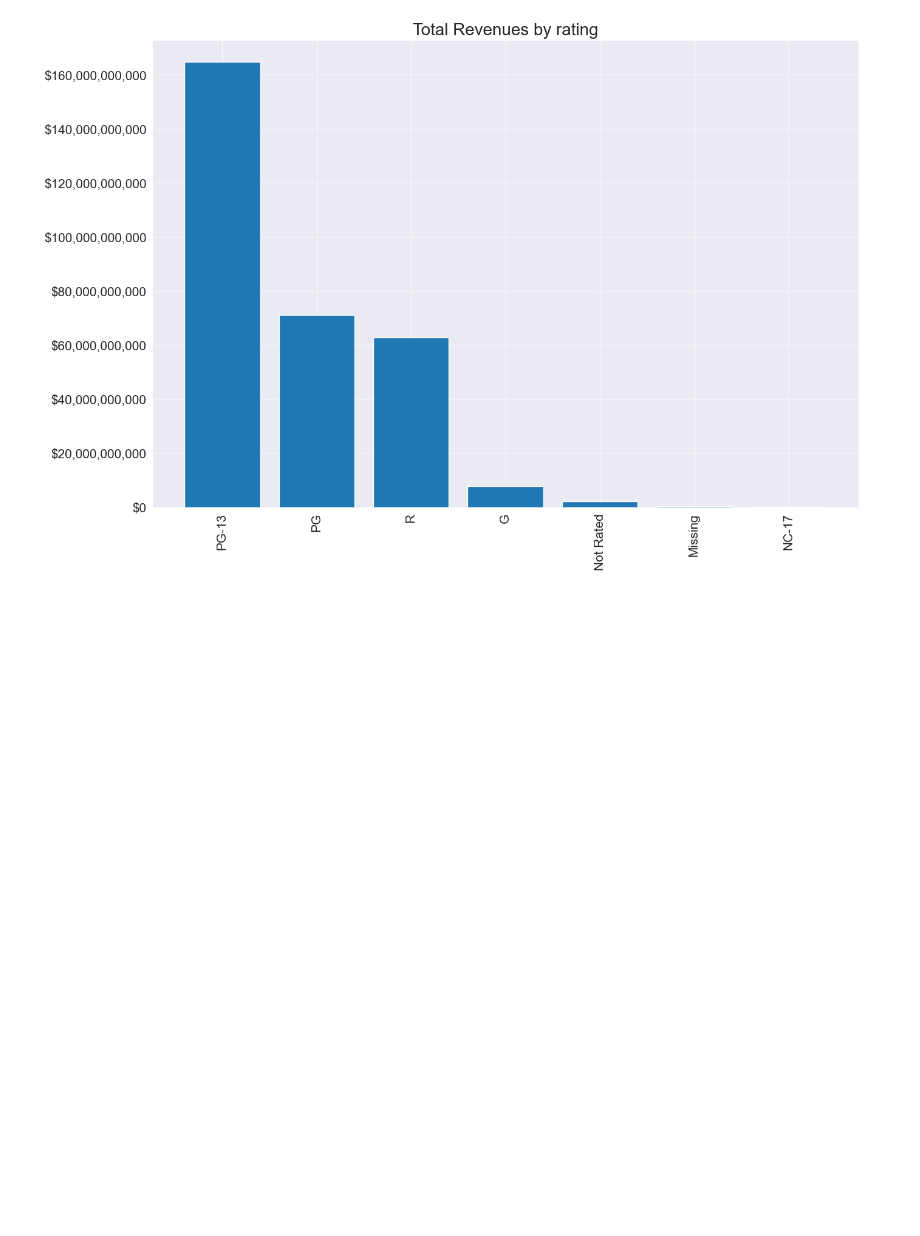
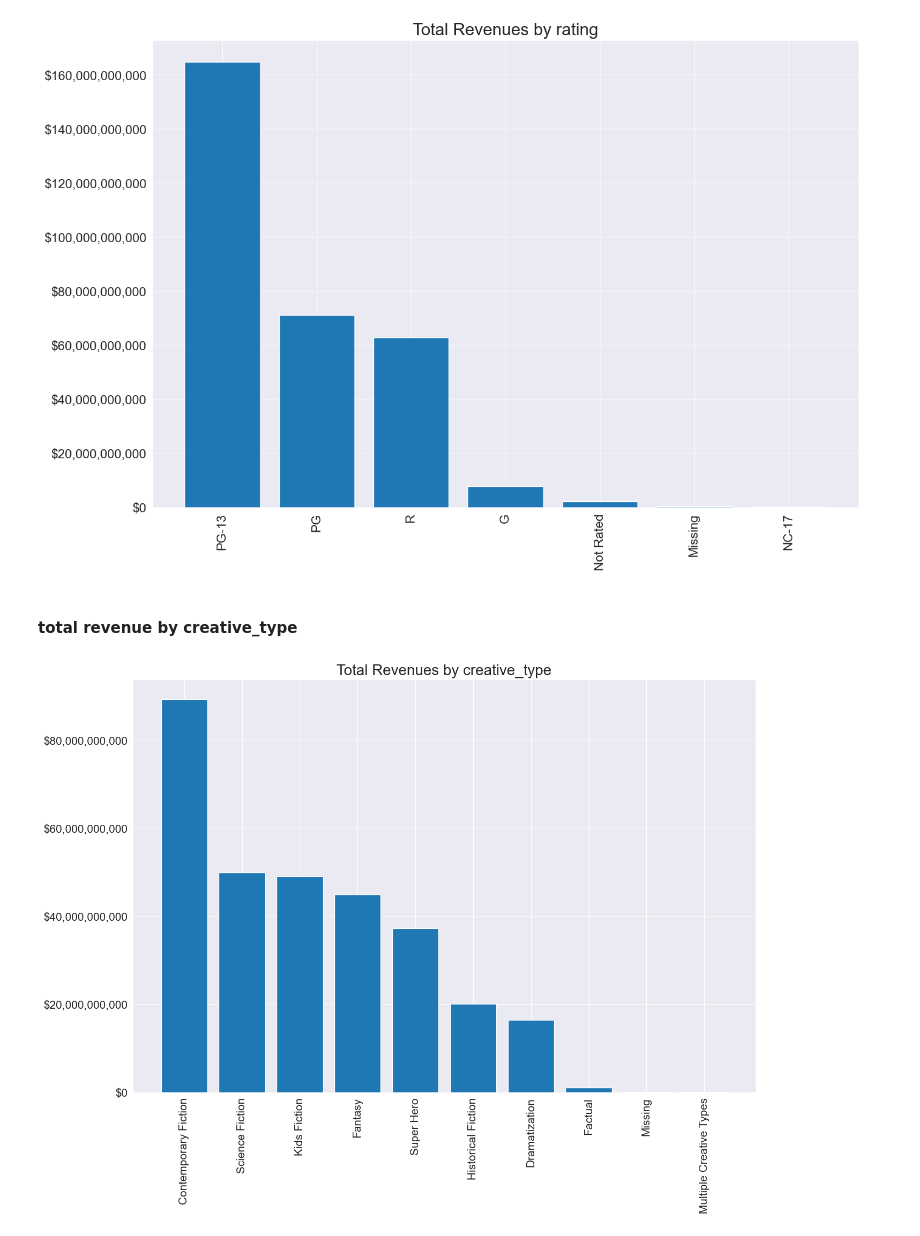
Before and after one commit to rahulakrish/movie_studio_recommendation, a Jupyter notebook: notebook.ipynb, the cells around one changed output. Drawn from its saved outputs; the diff is of its cells as text; code cells hidden in the pictures; blank space fills up the shorter version.

```diff
--- a/notebook.ipynb
+++ b/notebook.ipynb
@@ -584,3 +584,9 @@ total_revenue('genre')
 total_revenue('rating')
 # %% [output]
 [figure]
+# %% [markdown]
+#### total revenue by creative_type
+# %%
+total_revenue('creative_type')
+# %% [output]
+[figure, added]
```
Also changed, not shown: parts of 5 cells of this notebook.
